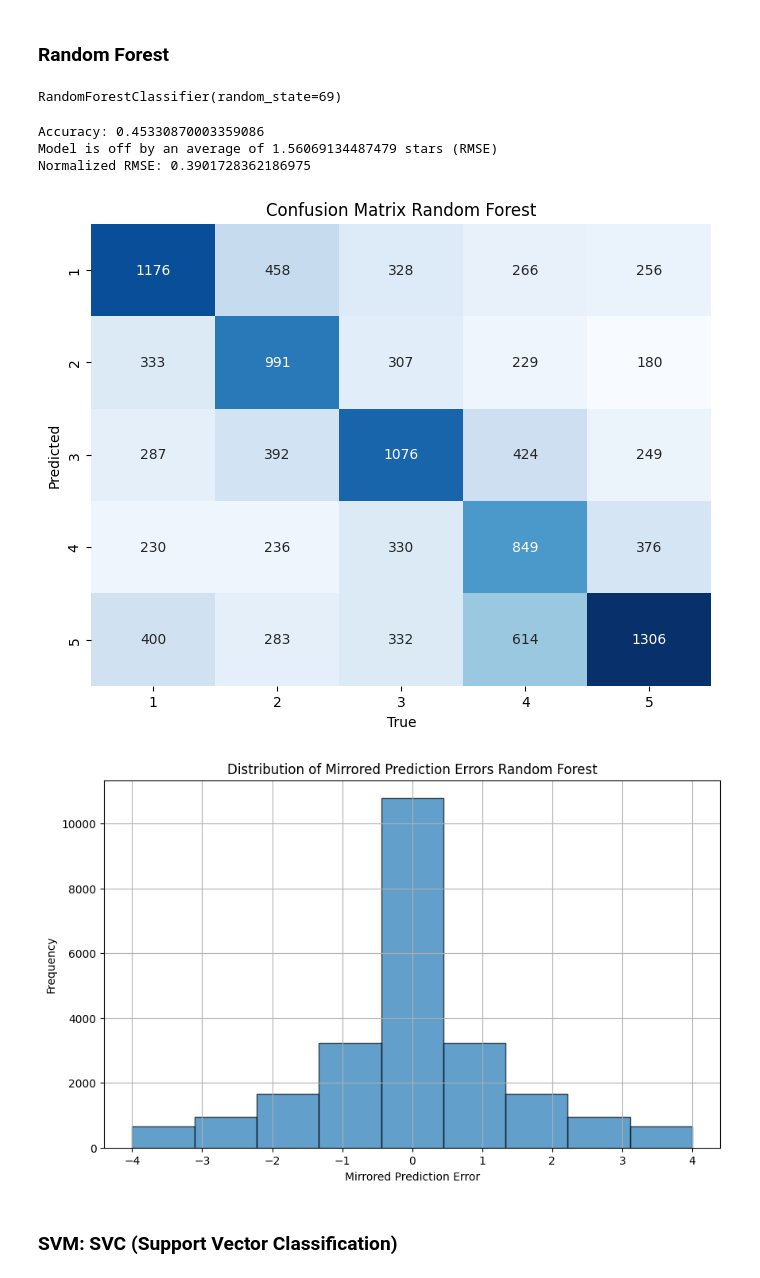
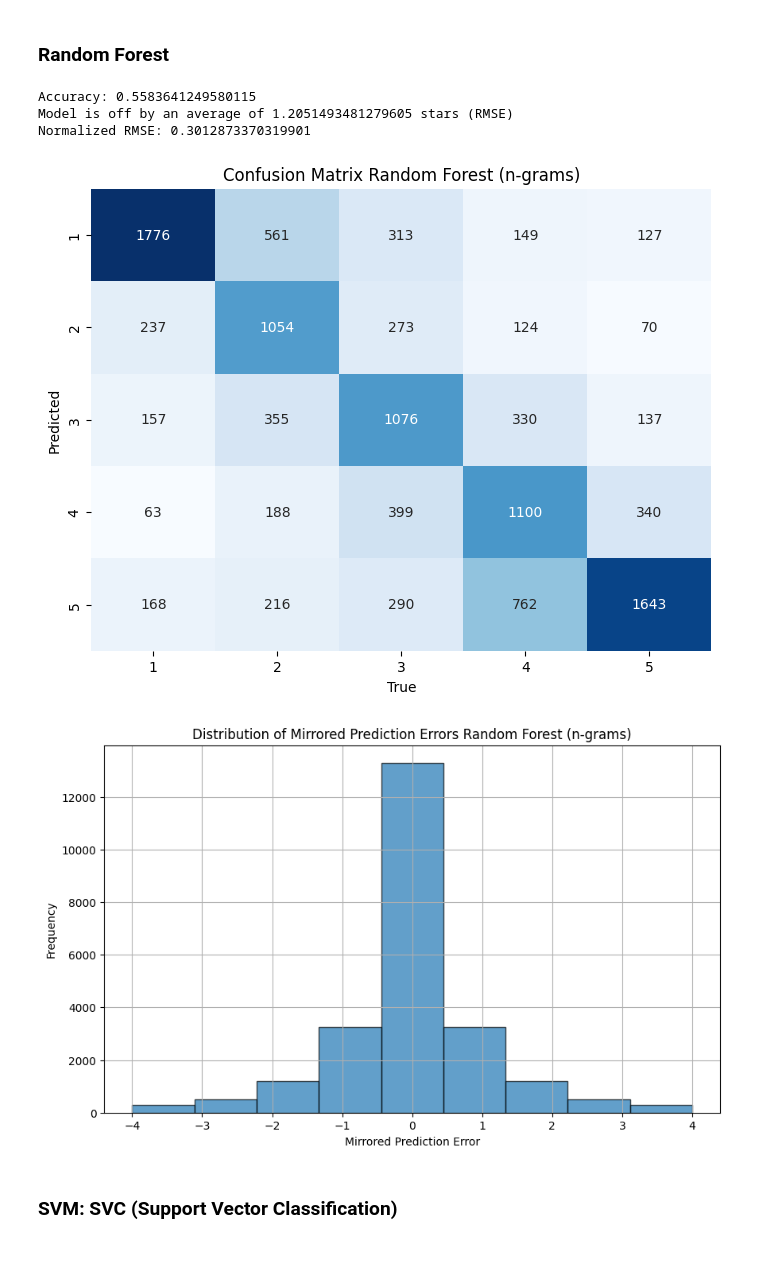
Before and after one commit to owenkutzscher/Data-Mining-Final-Project-NLP-RNN-Neural-Network, a Jupyter notebook: code/n-grams-analysis.ipynb, the cells around one changed output. Drawn from its saved outputs; the diff is of its cells as text; code cells hidden in the pictures.

```diff
--- a/code/n-grams-analysis.ipynb
+++ b/code/n-grams-analysis.ipynb
@@ -115,8 +157,9 @@ def extract_ngrams(text, n):
     return [' '.join(gram) for gram in n_grams]
 
 # Example: Extract bigram features
-X_train_ngrams = X_train.apply(lambda x: extract_ngrams(x, 5))
-X_test_ngrams = X_test.apply(lambda x: extract_ngrams(x, 5))
+# Feel free to play with the size of the n-grams. Here they are set to size of 3
+X_train_ngrams = X_train.apply(lambda x: extract_ngrams(x, 3))
+X_test_ngrams = X_test.apply(lambda x: extract_ngrams(x, 3))
 # %% [markdown]
 ### Convert n-grams to feature vectors
 # %%
@@ -195,44 +258,22 @@ KeyboardInterrupt:
 
 #         # Print or store the results
 #         print(f"Accuracy for n_estimators={n_estimators}, max_depth={max_depth}: {accuracy}")
-# %%
-# Train the Random Forest Classifier
-
-rf_classifier = RandomForestClassifier(n_estimators=100, random_state=69)
-# rf_classifier = RandomForestClassifier(n_estimators=100, random_state=69)
-rf_classifier.fit(X_train_vectorized, y_train)
-# %% [output]
-RandomForestClassifier(random_state=69)
 # %%
+# Train the Random Forest Classifier
+
+rf_classifier = RandomForestClassifier(n_estimators=100, random_state=69)
+# rf_classifier = RandomForestClassifier(n_estimators=100, random_state=69)
+rf_classifier.fit(X_train_vectorized, y_train)
+
+
 # Evaluate the Model
-
-# I'll be measuring performance using Accuracy (becuase its literally acuracy)
-# and Normalized Root Mean Squared Error
-# since it gives a good measure of how good the model is at
-# predicting around the right answer.
-# NOTE I got these numbers with 0.2 of the entire data set
-
-# This is a good metric becuase many reviews are similar and overall review
-# ratins are by nature are a little inconsistent and noisy.
-# Humans are just inconsistent at rating things lol.
-# Ex: This Batman toy was ok for my son. He enjoyed playing with it for a couple days
-# Predicted stars: 3
-# Actual stars: 2
 
 y_pred = rf_classifier.predict(X_test_vectorized)
 
 
 
-
-
-
-
 print("Accuracy:", accuracy_score(y_test, y_pred))
 # print("\nClassification Report:\n", classification_report(y_test, y_pred))
-
-
-
-
 
 
 
@@ -243,9 +284,6 @@ rmse = np.sqrt(mse)
 print("Model is off by an average of", rmse, "stars (RMSE)")
 normalized_rmse = rmse / (max(y_test) - min(y_test))
 print("Normalized RMSE:", normalized_rmse)
-
-
-
 
 
 
@@ -260,47 +298,40 @@ conf_matrix_df = pd.DataFrame(conf_matrix, index=range(1, 6), columns=range(1, 6
 # Display the raw confusion matrix
 # print("\nConfusion Matrix:\n", conf_matrix_df)
 
 # Create a heatmap using seaborn with swapped axes
 plt.figure(figsize=(8, 6))
 sns.heatmap(conf_matrix_df.T, annot=True, fmt='d', cmap='Blues', cbar=False)
-plt.title('Confusion Matrix Random Forest')
+plt.title('Confusion Matrix Random Forest (n-grams)')
 plt.xlabel('True')
 plt.ylabel('Predicted')
 plt.show()
-
-
-
-
-
-
-
 
 
 
 
 # Calculate prediction errors
 errors = y_pred - y_test
 
 # Create a mirrored version of the errors
 mirrored_errors = -errors
 
 # Concatenate the original and mirrored errors
 all_errors = np.concatenate([errors, mirrored_errors])
 
 # Plot histogram of errors
 plt.figure(figsize=(10, 6))
 plt.hist(all_errors, bins=9, edgecolor='black', alpha=0.7)
-plt.title('Distribution of Mirrored Prediction Errors Random Forest')
+plt.title('Distribution of Mirrored Prediction Errors Random Forest (n-grams)')
 plt.xlabel('Mirrored Prediction Error')
 plt.ylabel('Frequency')
 plt.grid(True)
 plt.show()
 # %% [output]
-Accuracy: 0.45330870003359086
-Model is off by an average of 1.56069134487479 stars (RMSE)
-Normalized RMSE: 0.3901728362186975
+Accuracy: 0.5583641249580115
+Model is off by an average of 1.2051493481279605 stars (RMSE)
+Normalized RMSE: 0.3012873370319901
-[figure, old version]
+[figure, new version]
-[figure, old version]
+[figure, new version]
 # %% [markdown]
 ### SVM: SVC (Support Vector Classification)
 # %%
```
Also changed, not shown: parts of 19 cells of this notebook, 1 other file.
